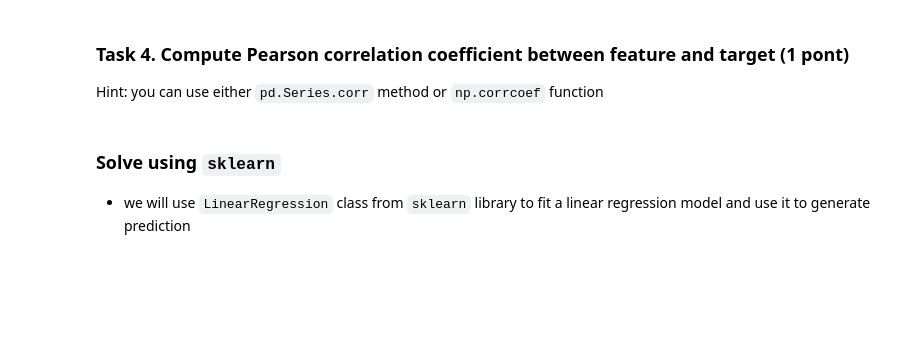
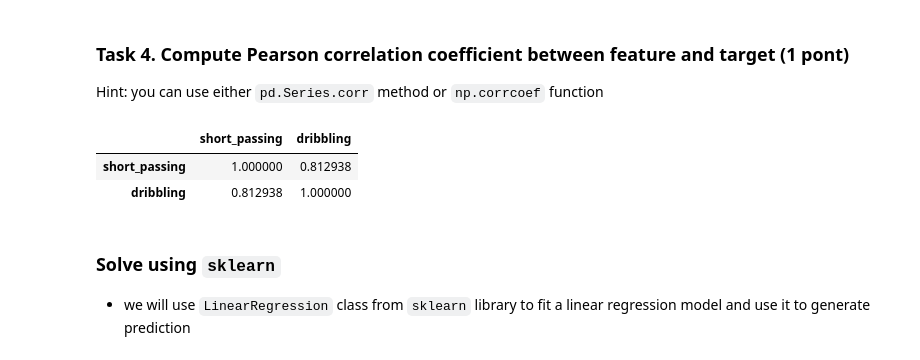
Before and after one commit to tshura/ml-intro-tasks, a Jupyter notebook: 3_linear_regression/linear_regression.ipynb, the cells around one changed output. Saved outputs shown, nothing was run; the diff lists cells and outputs as text; code cells hidden in the pictures; blank space fills up the shorter version.

```diff
--- a/3_linear_regression/linear_regression.ipynb
+++ b/3_linear_regression/linear_regression.ipynb
@@ -113,4 +113,4 @@ reading from: "C:\Users\npilyugina\Desktop\ml_intro_tasks\ml-intro-tasks\3_linea
 # %%
-df = pd.read_csv(data_player_attributes_fp)
-print(df.shape)
+# df = pd.read_csv(data_player_attributes_fp)
+# print(df.shape)
 # %% [output]
@@ -601,7 +606,12 @@ plt.ylabel('dribbling');
 ### Task 4. Compute Pearson correlation coefficient between feature and target (1 pont)
 Hint: you can use either `pd.Series.corr` method or `np.corrcoef` function
 # %%
-# your code here
+dfp = df.loc[:, ['short_passing', 'dribbling']]
+dfp.corr(method='pearson')
+# %% [output]
+|  | short_passing | dribbling |
+| short_passing | 1.000000 | 0.812938 |
+| dribbling | 0.812938 | 1.000000 |
 # %% [markdown]
 ### Solve using `sklearn`
 
```
Also changed, not shown: parts of 44 cells of this notebook.
